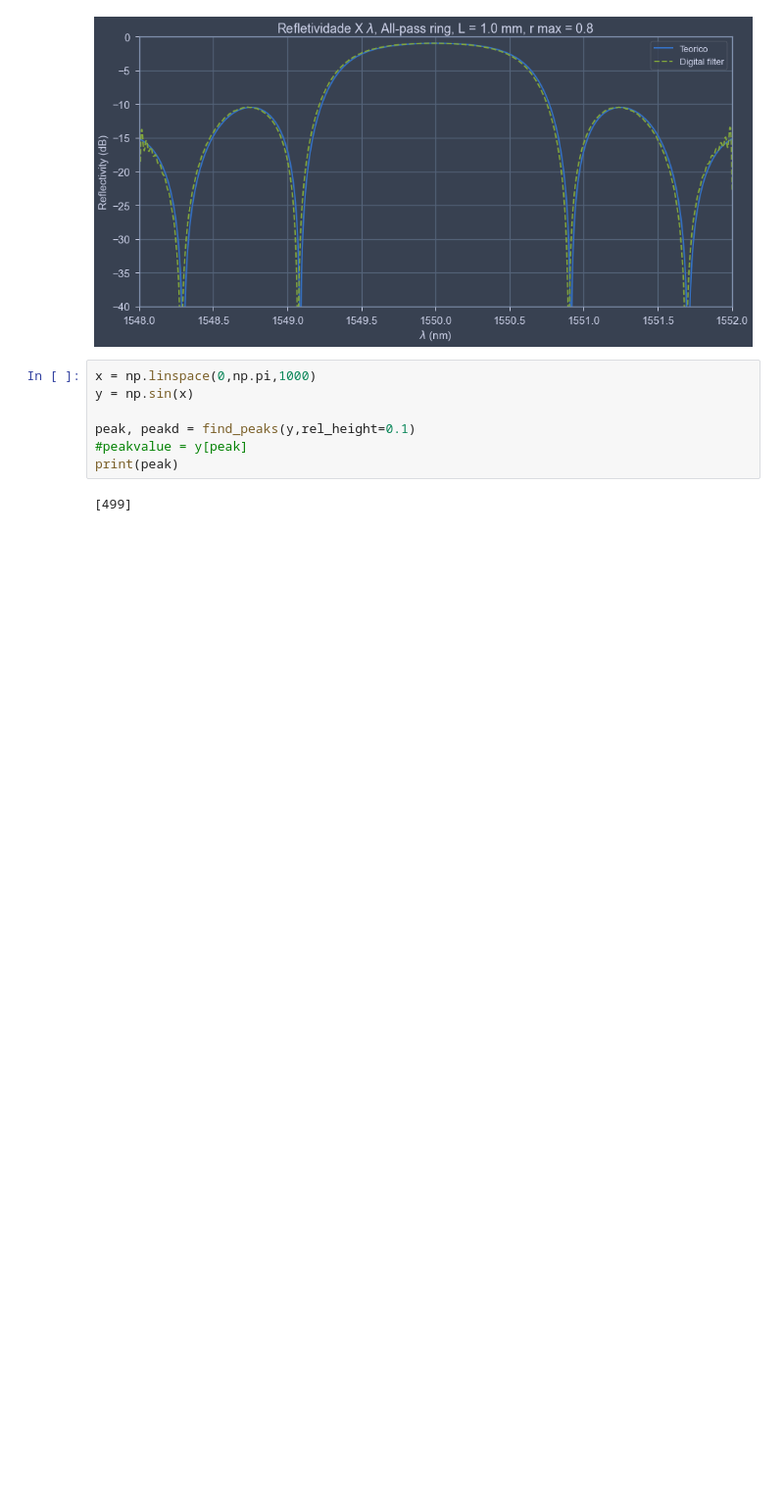
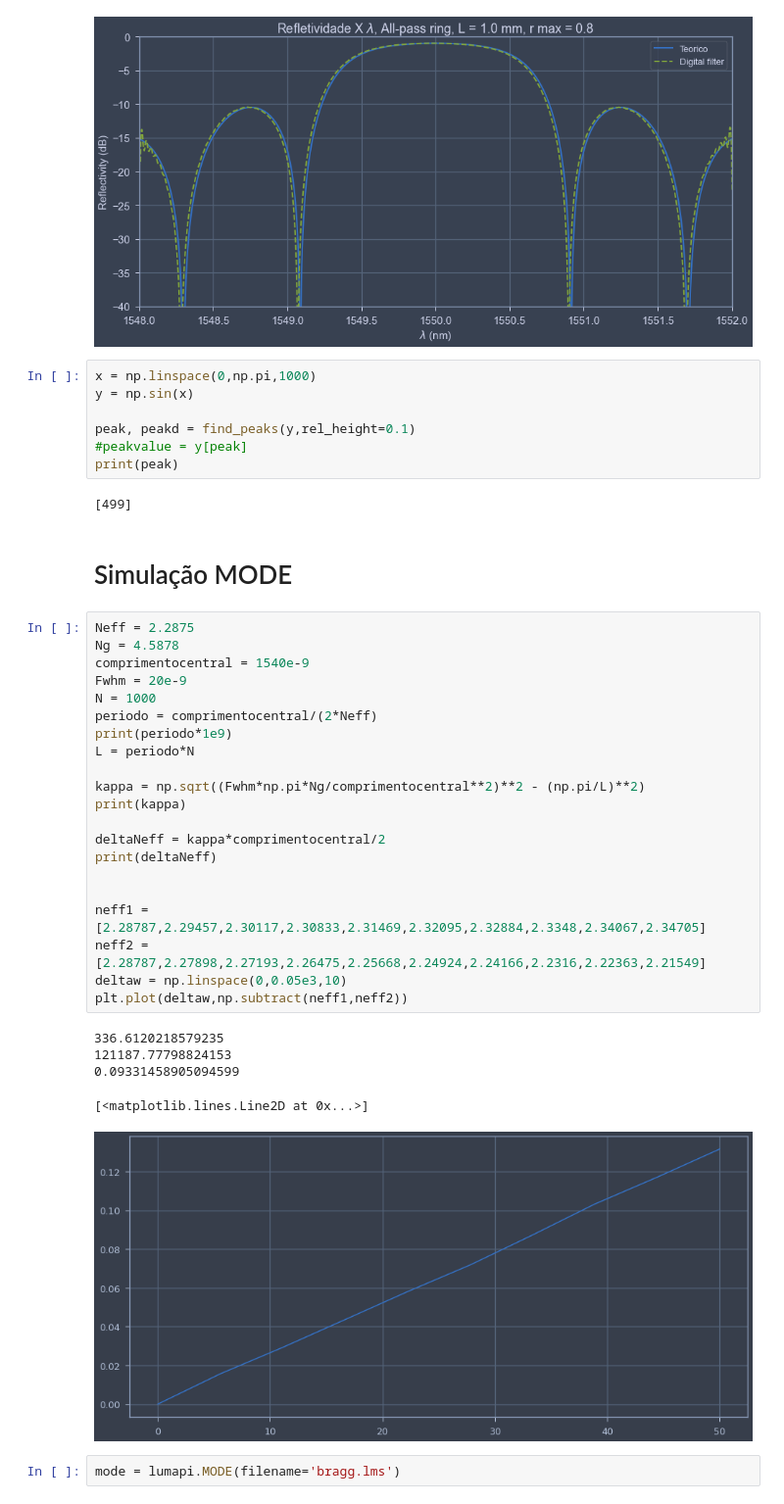
Before and after one commit to LucasLobo7/Bragg-Gratings, a Jupyter notebook: simulations/Calculations.ipynb, the cells around one changed output. Shown at 98% size. Saved outputs shown, nothing was run; the diff lists cells and outputs as text; blank space fills up the shorter version.

```diff
--- a/simulations/python/Calculations.ipynb
+++ b/simulations/Calculations.ipynb
@@ -269,3 +269,34 @@ peak, peakd = find_peaks(y,rel_height=0.1)
 print(peak)
 # %% [output]
 [499]
+# %% [markdown]
+# Simulação MODE
+# %%
+Neff = 2.2875
+Ng = 4.5878
+comprimentocentral = 1540e-9
+Fwhm = 20e-9
+N = 1000
+periodo = comprimentocentral/(2*Neff)
+print(periodo*1e9)
+L = periodo*N
+
+kappa = np.sqrt((Fwhm*np.pi*Ng/comprimentocentral**2)**2 - (np.pi/L)**2)
+print(kappa)
+
+deltaNeff = kappa*comprimentocentral/2
+print(deltaNeff)
+
+
+neff1 = [2.28787,2.29457,2.30117,2.30833,2.31469,2.32095,2.32884,2.3348,2.34067,2.34705]
+neff2 = [2.28787,2.27898,2.27193,2.26475,2.25668,2.24924,2.24166,2.2316,2.22363,2.21549]
+deltaw = np.linspace(0,0.05e3,10)
+plt.plot(deltaw,np.subtract(neff1,neff2))
+# %% [output]
+336.6120218579235
+121187.77798824153
+0.09331458905094599
+[<matplotlib.lines.Line2D at 0x...>]
+[figure, added]
+# %%
+mode = lumapi.MODE(filename='bragg.lms')
```
Also changed, not shown: parts of 3 cells of this notebook, 4 other files.
